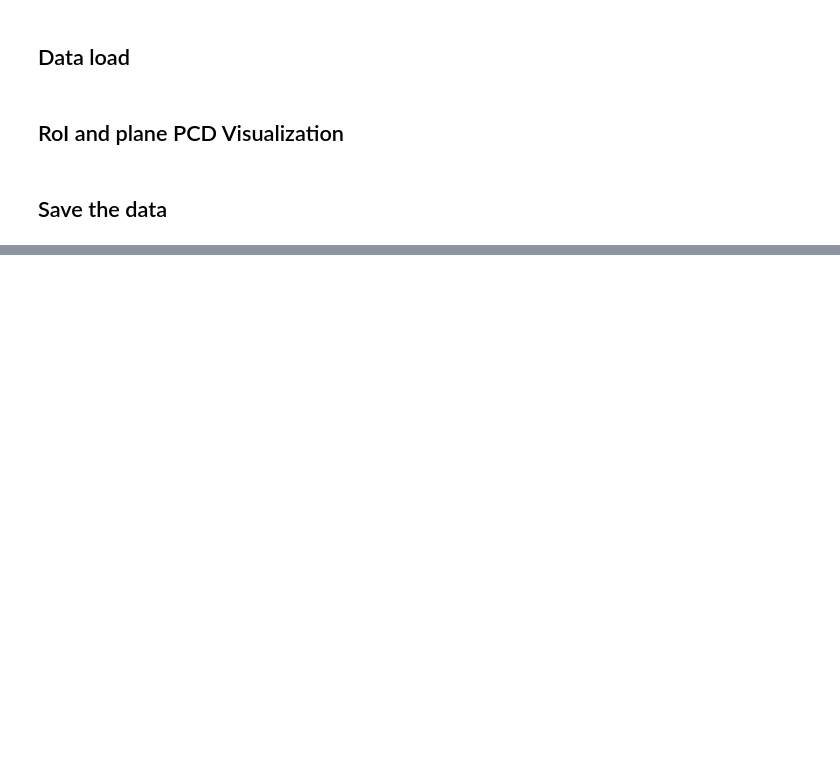
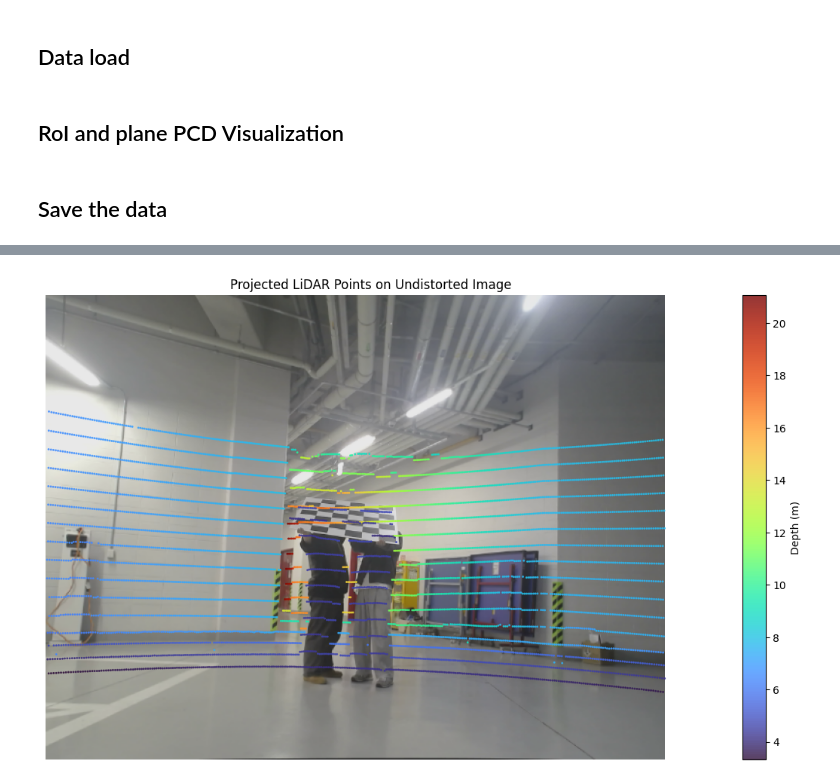
Before and after one commit to qqq3964/lidar_cam_calibration, a Jupyter notebook: scripts/cam_lidar_visualize.ipynb, the cells around one changed output, grey strips where cells are left out. Cells and saved outputs as stored; diff of their text form; code cells hidden in the pictures; blank space fills up the shorter version.

```diff
--- a/scripts/cam_lidar_visualize.ipynb
+++ b/scripts/cam_lidar_visualize.ipynb
@@ -123,0 +183,81 @@ for i in tqdm(range(len(img_files))):
+# %%
+import os
+import numpy as np
+import open3d as o3d
+from PIL import Image
+import cv2
+import random
+import matplotlib.pyplot as plt
+
+# ========================== Settings ==========================
+ROI = False
+root = '/data/velodyne'
+
+# Camera intrinsic parameters
+fx, fy, cx, cy = 478.54720499, 478.23953383, 331.89025576, 257.34755925
+K = np.array([
+    [fx, 0, cx],
+    [0, fy, cy],
+    [0,  0, 1]
+], dtype=np.float32)
+
+# Camera distortion coefficients
+dist_coeffs = np.array([0.04776251, -0.17139481, 0.00194125, 0.00161106, 0.05056932], dtype=np.float32)
+
+# Extrinsic (rotation and translation from ego to camera frame)
+R = np.load(os.path.join('../results/28-04-2025-21-14-55', 'r.npy'))
+T = np.load(os.path.join('../results/28-04-2025-21-14-55', 't.npy')).reshape(-1) / 1000  # converted from mm to m
+# Create 4x4 homogeneous transformation matrix
+RT = np.eye(4, dtype=np.float32)
+RT[:3, :3] = R
+RT[:3, 3] = T
+
+# ========================== Data loading ==========================
+# Load file lists
+img_files = sorted(os.listdir(os.path.join(root, 'Image')))
+pcd_files = sorted(os.listdir(os.path.join(root, 'PCD')))
+idx = random.randint(0, len(img_files) - 1)
+
+# Load point cloud
+pcd = o3d.io.read_point_cloud(os.path.join(root, 'PCD', pcd_files[idx]))
+points = np.asarray(pcd.points)
+
+# Load and undistort image
+img = cv2.imread(os.path.join(root, 'Image', img_files[idx]))
+rgb_img = cv2.cvtColor(img, cv2.COLOR_BGR2RGB)
+
+undistorted_img = cv2.undistort(rgb_img, cameraMatrix=K, distCoeffs=dist_coeffs)
+
+height, width = undistorted_img.shape[:2]
+
+# ========================== Transform points and project ==========================
+if ROI:
+    mask = np.ones(points.shape[0], dtype=bool)
+    points = points[mask]
+
+points_homo = np.hstack((points, np.ones((points.shape[0], 1)))).T
+
+# Transform points from ego frame to camera frame
+points_cam = RT @ points_homo
+
+# Project camera frame points to image plane
+points_img = K @ points_cam[:3, :]
+points_img /= points_img[2, :]
+
+u, v = points_img[0], points_img[1]
+depths = points_cam[2, :]
+
+# Filter points within image boundary and positive depth
+mask = (u > 1) & (u < width) & (v > 1) & (v < height) & (depths > 0)
+u, v, depths = u[mask], v[mask], depths[mask]
+
+# ========================== Visualization ==========================
+plt.figure(figsize=(16, 8))
+plt.imshow(undistorted_img)
+sc = plt.scatter(u, v, s=1.2, c=depths, cmap='turbo', alpha=0.8)
+plt.colorbar(sc, label='Depth (m)')
+plt.axis('off')
+plt.title("Projected LiDAR Points on Undistorted Image")
+plt.show()
+# %% [output]
+[figure, added]
```
Also changed, not shown: parts of 4 cells of this notebook, 3 other files.
